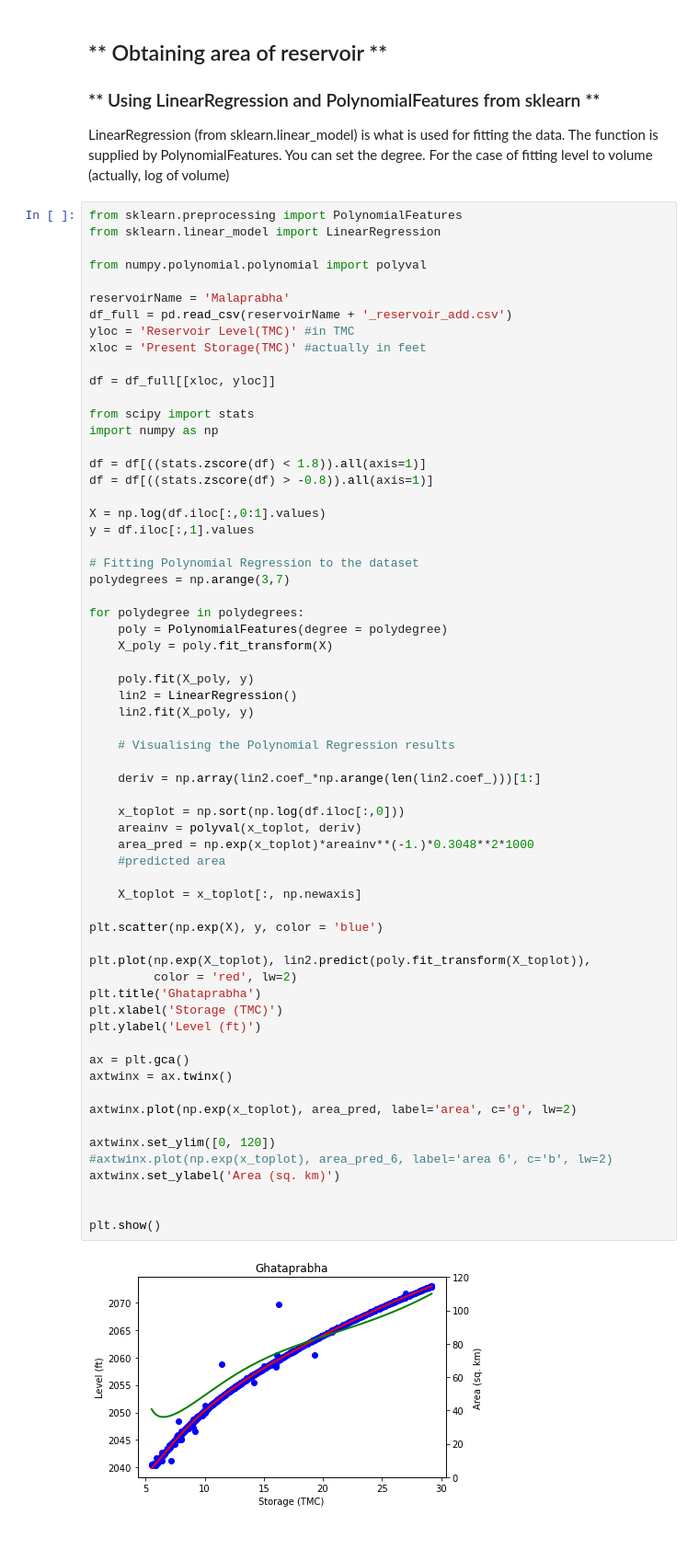
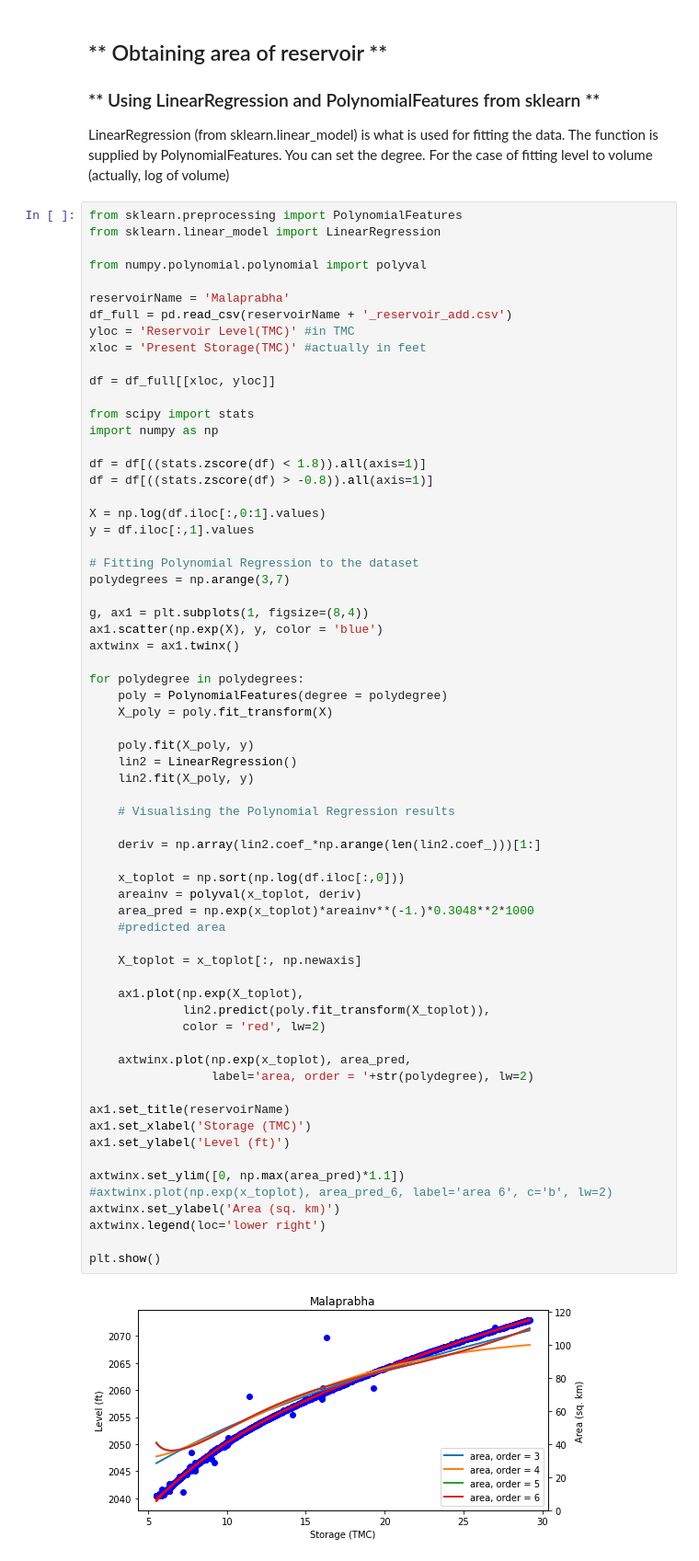
Before and after one commit to arvindnswamy/WorldWaterReservoirs, a Jupyter notebook: AccessingReservoirLevelsInKarnataka.ipynb, the cells around one changed output. Shown at 92% size. Drawn from its saved outputs; the diff is of its cells as text.

```diff
--- a/AccessingReservoirLevelsInKarnataka.ipynb
+++ b/AccessingReservoirLevelsInKarnataka.ipynb
@@ -203,43 +203,45 @@ y = df.iloc[:,1].values
 # Fitting Polynomial Regression to the dataset
 polydegrees = np.arange(3,7)
 
+g, ax1 = plt.subplots(1, figsize=(8,4))
+ax1.scatter(np.exp(X), y, color = 'blue')
+axtwinx = ax1.twinx()
+
 for polydegree in polydegrees:
     poly = PolynomialFeatures(degree = polydegree)
     X_poly = poly.fit_transform(X)
 
     poly.fit(X_poly, y)
     lin2 = LinearRegression()
     lin2.fit(X_poly, y)
 
     # Visualising the Polynomial Regression results
 
     deriv = np.array(lin2.coef_*np.arange(len(lin2.coef_)))[1:]
 
     x_toplot = np.sort(np.log(df.iloc[:,0]))
     areainv = polyval(x_toplot, deriv)
     area_pred = np.exp(x_toplot)*areainv**(-1.)*0.3048**2*1000
     #predicted area
 
     X_toplot = x_toplot[:, np.newaxis]
 
-plt.scatter(np.exp(X), y, color = 'blue')
+    ax1.plot(np.exp(X_toplot),
+             lin2.predict(poly.fit_transform(X_toplot)),
+             color = 'red', lw=2)
 
-plt.plot(np.exp(X_toplot), lin2.predict(poly.fit_transform(X_toplot)),
-         color = 'red', lw=2)
-plt.title('Ghataprabha')
-plt.xlabel('Storage (TMC)')
-plt.ylabel('Level (ft)')
+    axtwinx.plot(np.exp(x_toplot), area_pred,
+                 label='area, order = '+str(polydegree), lw=2)
 
-ax = plt.gca()
-axtwinx = ax.twinx()
+ax1.set_title(reservoirName)
+ax1.set_xlabel('Storage (TMC)')
+ax1.set_ylabel('Level (ft)')
 
-axtwinx.plot(np.exp(x_toplot), area_pred, label='area', c='g', lw=2)
-
-axtwinx.set_ylim([0, 120])
+axtwinx.set_ylim([0, np.max(area_pred)*1.1])
 #axtwinx.plot(np.exp(x_toplot), area_pred_6, label='area 6', c='b', lw=2)
 axtwinx.set_ylabel('Area (sq. km)')
-
+axtwinx.legend(loc='lower right')
 
 plt.show()
 # %% [output]
-[figure, old version]
+[figure, new version]
```
Also changed, not shown: parts of 1 cell of this notebook.
